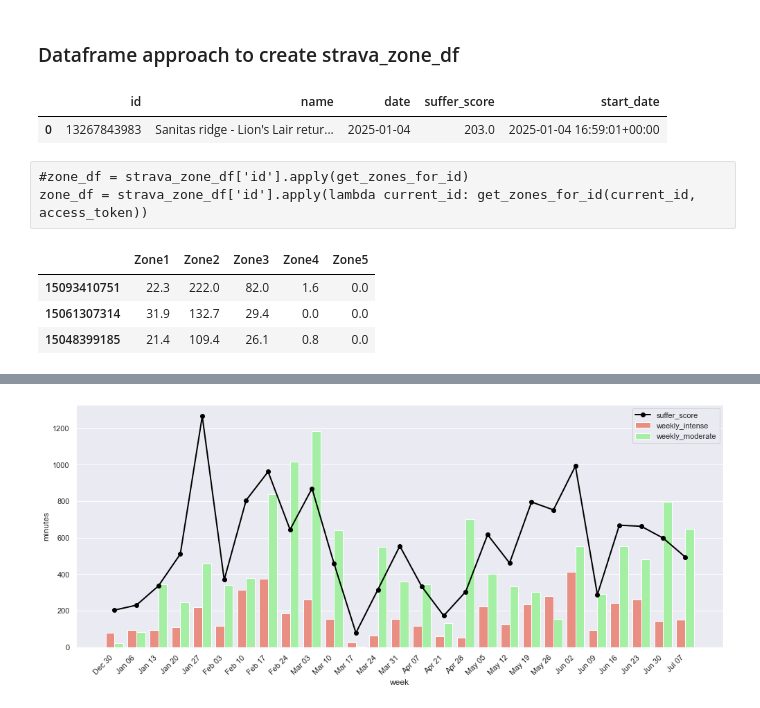
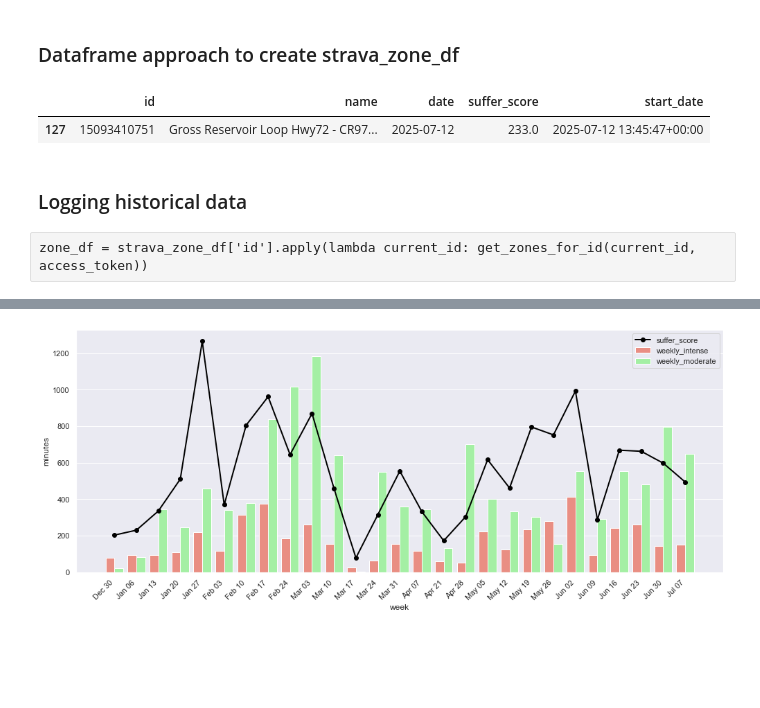
Before and after one commit to edterrell/healthy_heart, a Jupyter notebook: strava_API.ipynb, the cells around one changed output, grey strips where cells are left out. Drawn from its saved outputs; the diff is of its cells as text; code cells hidden in the pictures; blank space fills up the shorter version.

```diff
--- a/strava_API.ipynb
+++ b/strava_API.ipynb
@@ -127,8 +240,7 @@ strava_df.head()
 ### Build strava_df from activities
 # %%
 # drop activities where no heartrate data was collected
-strava_df = strava_df.dropna(subset=['average_heartrate'])
-#strava_df.head(2)
+# strava_df = strava_df.dropna(subset=['average_heartrate'])
 
 # process data with function cleanup (from clean_convert.py)
 cleanup (strava_df)
@@ -147,11 +255,13 @@ strava_df.head(2)
 # %%
 # Create a zone dataframe
 cols = ['id', 'name', 'date', 'suffer_score','start_date']
 #data = strava_df.iloc[:,[0,1,2,-4,-1]]
 data = strava_df.loc[:,cols]
 strava_zone_df = pd.DataFrame(data, columns=cols)
-strava_zone_df.tail(1)
+strava_zone_df.head(1)
 # %% [output]
 |  | id | name | date | suffer_score | start_date |
-| 0 | 13267843983 | Sanitas ridge - Lion's Lair retur... | 2025-01-04 | 203.0 | 2025-01-04 16:59:01+00:00 |
+| 127 | 15093410751 | Gross Reservoir Loop Hwy72 - CR97... | 2025-07-12 | 233.0 | 2025-07-12 13:45:47+00:00 |
+# %% [markdown]
+### Logging historical data
 # %%
@@ -175,12 +286,4 @@ zone_data_2 = [get_zones_for_id(current_id, access_token) for current_id in batc
 all_zone_data = zone_data_1 + zone_data_2
 zone_df = pd.DataFrame(all_zone_data,index=batch1 + batch2 )
 # %% [raw]
-#zone_df = strava_zone_df['id'].apply(get_zones_for_id)
 zone_df = strava_zone_df['id'].apply(lambda current_id: get_zones_for_id(current_id, access_token))
-# %%
-zone_df.head(3)
-# %% [output]
-|  | Zone1 | Zone2 | Zone3 | Zone4 | Zone5 |
-| 15093410751 | 22.3 | 222.0 | 82.0 | 1.6 | 0.0 |
-| 15061307314 | 31.9 | 132.7 | 29.4 | 0.0 | 0.0 |
-| 15048399185 | 21.4 | 109.4 | 26.1 | 0.8 | 0.0 |
```
Also changed, not shown: parts of 36 cells of this notebook, 4 other files.
